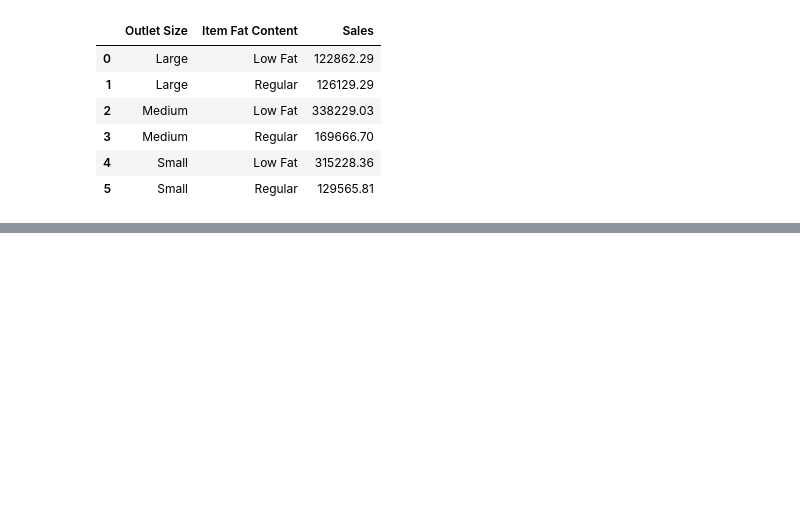
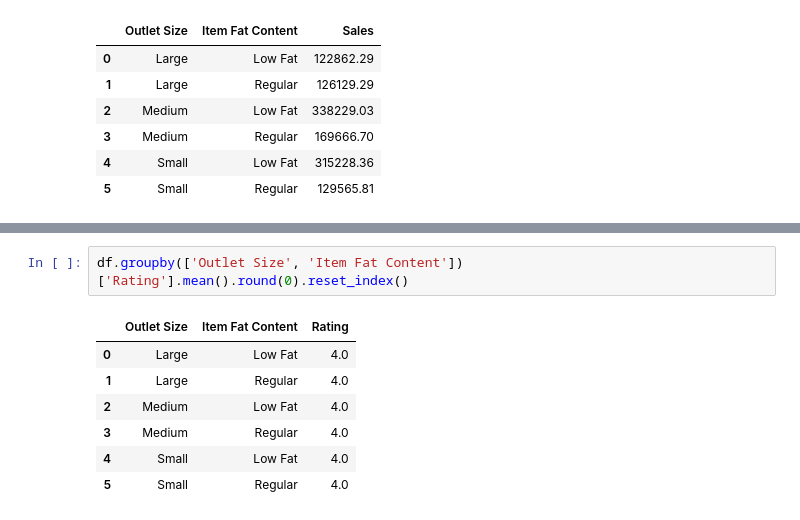
Before and after one commit to Akshay-Paunikar/Blinkit_Data_Analysis, a Jupyter notebook: blinkit_data_analysis.ipynb, the cells around one changed output, grey strips where cells are left out. Cells and saved outputs as stored; diff of their text form; blank space fills up the shorter version.

```diff
--- a/blinkit_data_analysis.ipynb
+++ b/blinkit_data_analysis.ipynb
@@ -283,0 +294,10 @@ df.groupby(['Outlet Size', 'Item Fat Content'])['Sales'].sum().round(2).reset_in
+# %%
+df.groupby(['Outlet Size', 'Item Fat Content'])['Rating'].mean().round(0).reset_index()
+# %% [output]
+|  | Outlet Size | Item Fat Content | Rating |
+| 0 | Large | Low Fat | 4.0 |
+| 1 | Large | Regular | 4.0 |
+| 2 | Medium | Low Fat | 4.0 |
+| 3 | Medium | Regular | 4.0 |
+| 4 | Small | Low Fat | 4.0 |
+| 5 | Small | Regular | 4.0 |
```
Also changed, not shown: parts of 1 cell of this notebook.
